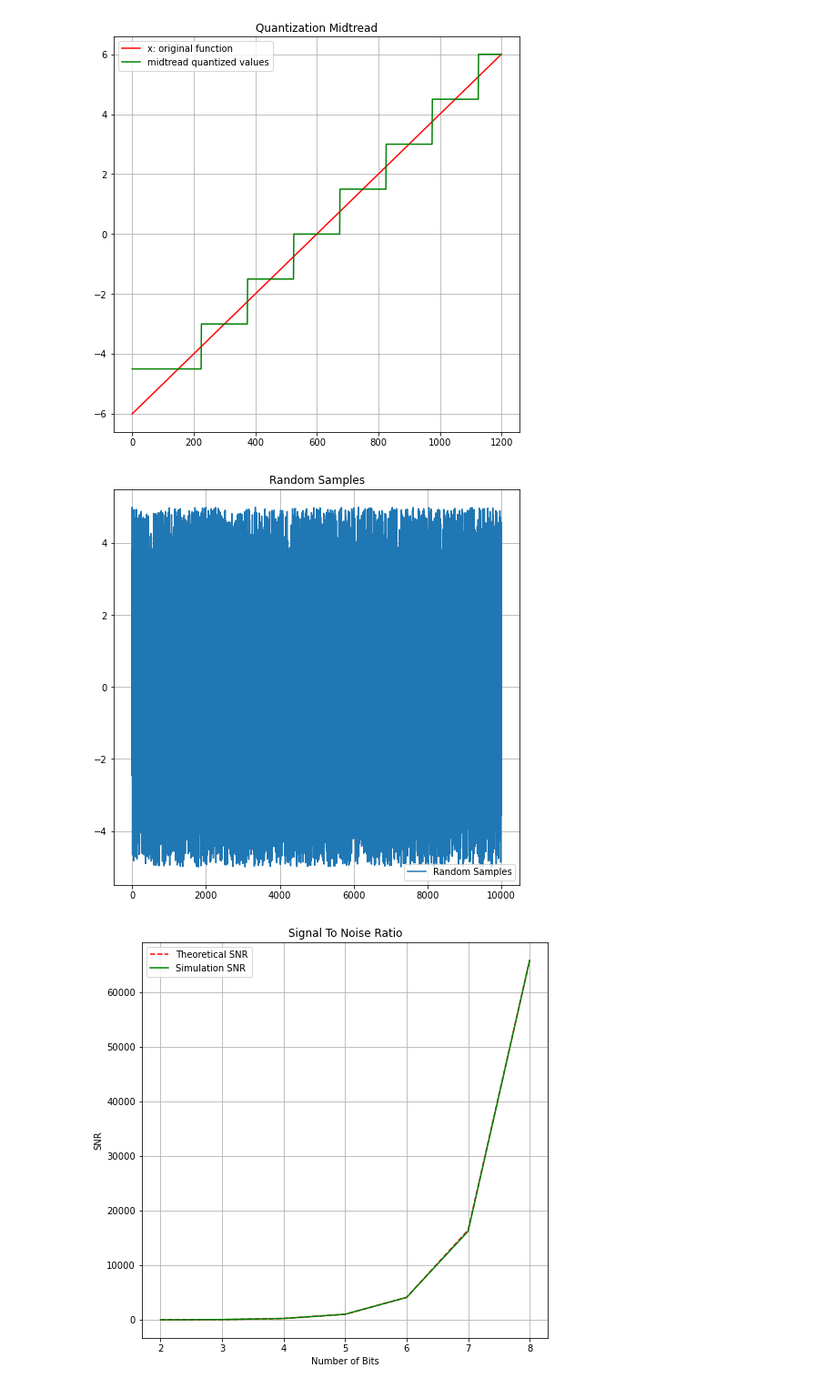
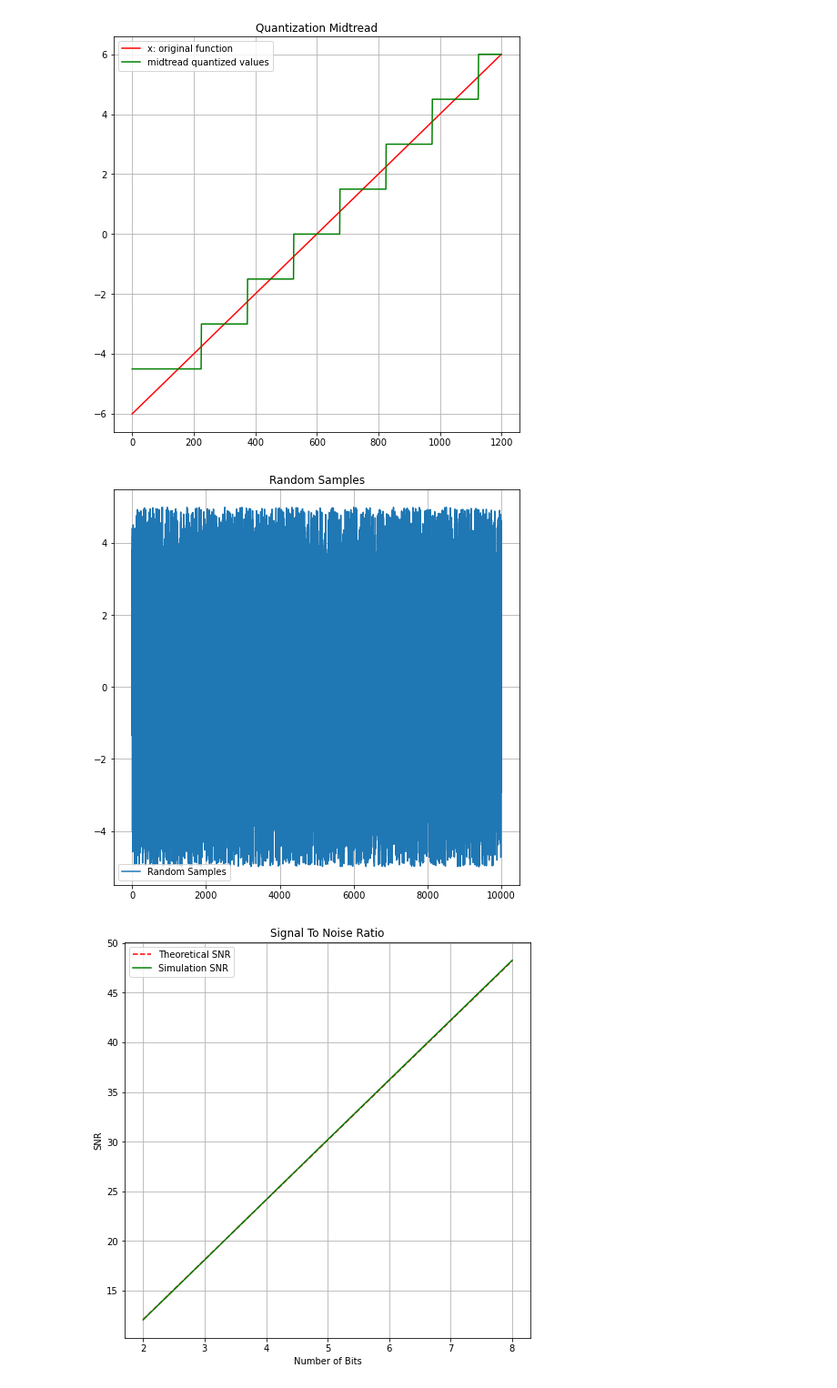
Before and after one commit to yasmineghanem/Digital-Communication-Assignments, a Jupyter notebook: Quantization/Quantization.ipynb, the cells around one changed output. Shown at 91% size. Saved outputs shown, nothing was run; the diff lists cells and outputs as text; code cells hidden in the pictures.

```diff
--- a/Quantization/Quantization.ipynb
+++ b/Quantization/Quantization.ipynb
@@ -128,37 +128,37 @@ plt.title('Random Samples')
 plt.legend()
 plt.grid()
 plt.show()
 
 theoretical_snr = []
 simulation_snr = []
 
 # calculate for number of bits 2:1:8
 for i in range(2, 9):
     # calculate quntization level for each samples (midrise)
     quantized = UniformQuantizer(random_samples, i, 5, 0)
     dequantized = UniformDequantizer(quantized, i, 5, 0)
     snr_t, snr_s = SNR(random_samples, dequantized, i, 5)
     theoretical_snr.append(snr_t)
     simulation_snr.append(snr_s)
 
 # convert to in db
-# theoretical_snr = 10*np.log10(theoretical_snr)
-# simulation_snr = 10*np.log10(simulation_snr)
+theoretical_snr = 10*np.log10(theoretical_snr)
+simulation_snr = 10*np.log10(simulation_snr)
 
 plt.figure(figsize=(8,8))
 plt.plot(range(2,9), theoretical_snr, '--', label = "Theoretical SNR", color = 'red')
 plt.plot(range(2,9), simulation_snr , label = "Simulation SNR", color = 'green')
 
 plt.xlabel('Number of Bits')
 plt.ylabel('SNR')
 plt.title('Signal To Noise Ratio')
 
 plt.legend()
 plt.grid()
 plt.show()
 # %% [output]
-[figure, old version]
+[figure, new version]
-[figure, old version]
+[figure, new version]
 # %%
 # Requirement 5 - Test the uniform quantizer on a non-uniform random input
 random_samples = np.random.exponential(1, 10000)
```
Also changed, not shown: parts of 2 cells of this notebook.
